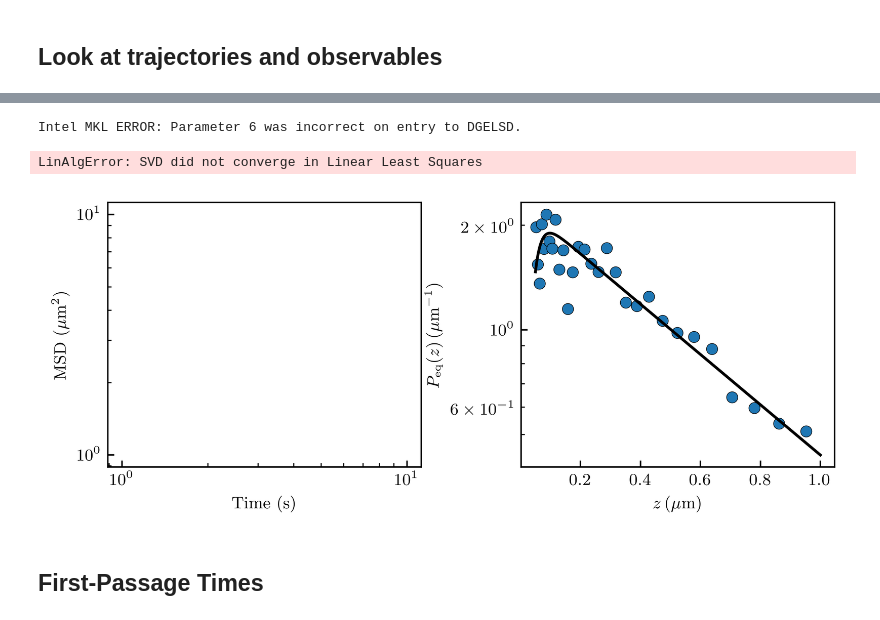
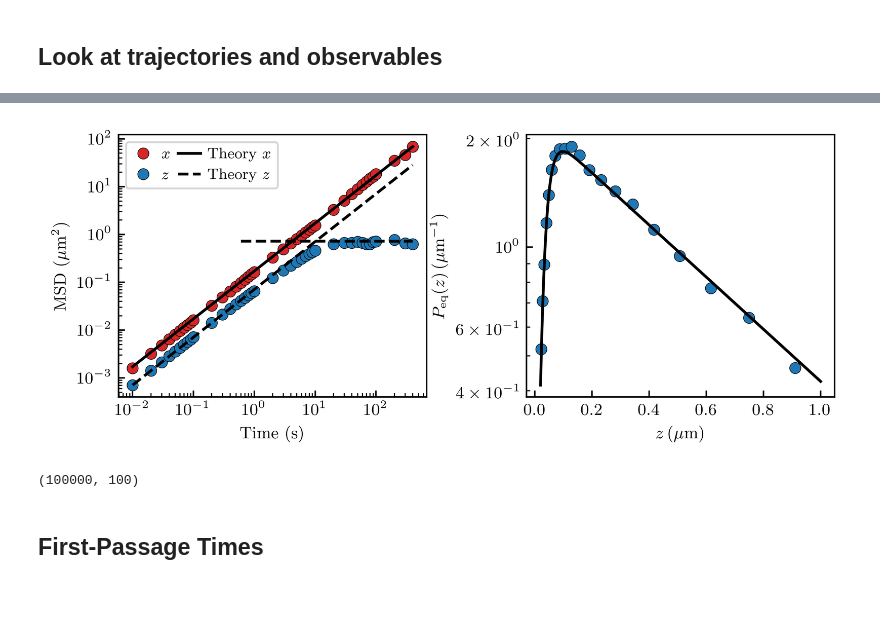
Before and after one commit to nicofares/save_codes, a Jupyter notebook: FPTs/simulation_and_fpt.ipynb, the cells around one changed output, grey strips where cells are left out. Drawn from its saved outputs; the diff is of its cells as text; code cells hidden in the pictures.

```diff
--- a/FPTs/simulation_and_fpt.ipynb
+++ b/FPTs/simulation_and_fpt.ipynb
@@ -148,7 +148,7 @@ print(kT)
 # %%
 # Parameters
 
-H = 100e-6
+H = 50e-6
 
 a = 1.48e-6
 
@@ -476,10 +476,10 @@ plt.show()
 # %% [markdown]
 ## Generate several trajectories
 # %%
-N_traj = 100_000
-Nt = 2
-dt = 1e-4
-Nt_sub = 1
+N_traj = 100
+Nt = 100_000
+dt = 1e-3
+Nt_sub = 10
 
 print(B, lD, lB)
 # %% [output]
@@ -499,6 +499,6 @@ def compute_one_traj(i, dt, Nt, Nt_sub, a, H, lD, lB, B, eta0, T, R0=None):
 %%time
 
 params = [(i, dt, Nt, Nt_sub, a, H, lD, lB, B, eta0, T, None) for i in np.arange(N_traj)]
-with Pool(20) as p:
+with Pool(30) as p:
     res = p.starmap(compute_one_traj, params)
 # %% [output]
@@ -540,6 +538,10 @@ def measure_Peq(zs, min_distance, max_distance, n_bins, base=2):
     y_P_eq = np.nanmean(all_y_P_eq, axis=0)
     del all_x_P_eq, all_width_P_eq, all_y_P_eq
     return x_P_eq, width_P_eq, y_P_eq
+# %%
+min_distance = 20e-9
+max_distance = 1e-6
+n_bins = 20
 # %%
 %%time
 x_P_eq, width_P_eq, y_P_eq = measure_Peq(zs[:,:], min_distance, max_distance, n_bins, base=10)
@@ -623,9 +625,6 @@ coef_MSD_x = np.polyfit(delta_time_MSD[start:stop], MSD_x[start:stop], 1)
 coef_MSD_z = np.polyfit(delta_time_MSD[start:stop], MSD_z[start:stop], 1)
 meanDx_MSD = coef_MSD_x[0] / 2
 meanDz_MSD = coef_MSD_z[0] / 2
-# %% [output]
-Intel MKL ERROR: Parameter 6 was incorrect on entry to DGELSD.
-LinAlgError: SVD did not converge in Linear Least Squares
 # %%
 zz = np.linspace(1e-9, 10e-6, int(1e6))
 
@@ -647,34 +646,36 @@ plateau_MSDz = np.trapezoid(dzz ** 2 * P_dz_long(dzz, B, lD, lB), dzz)
 # %%
 # Plot
 
 x_P_eq_theory = np.linspace(min_distance, max_distance, int(1e6))
 y_P_eq_theory = P_eq(x_P_eq_theory, B, lD, lB, normalize=True)
 
 fig, axes = plt.subplots(1, 2, figsize=(15/2.54, 6/2.54))
 
-# axes[0].plot(delta_time_MSD, MSD_x*1e12, 'o', mfc='tab:red', label=r'$x$')
-# axes[0].plot(delta_time_MSD, MSD_z*1e12, 'o', mfc='tab:blue', label=r'$z$')
-# axes[0].plot(delta_time_MSD, 2 * meanDx * delta_time_MSD * 1e12, ls='-', c='k', label=r'Theory $x$')
-# axes[0].plot(delta_time_MSD, 2 * meanDz * delta_time_MSD * 1e12, ls='--', c='k', label=r'Theory $z$')
-# dtime_MSD_long = delta_time_MSD[delta_time_MSD > 0.5]
-# axes[0].plot(dtime_MSD_long, np.ones_like(dtime_MSD_long) * plateau_MSDz * 1e12, ls='--', c='k')
-# axes[0].legend(frameon=True, handletextpad=0.5, handlelength=1.5, ncol=2, columnspacing=0.5, prop={'size': 8})
+axes[0].plot(delta_time_MSD, MSD_x*1e12, 'o', mfc='tab:red', label=r'$x$')
+axes[0].plot(delta_time_MSD, MSD_z*1e12, 'o', mfc='tab:blue', label=r'$z$')
+axes[0].plot(delta_time_MSD, 2 * meanDx * delta_time_MSD * 1e12, ls='-', c='k', label=r'Theory $x$')
+axes[0].plot(delta_time_MSD, 2 * meanDz * delta_time_MSD * 1e12, ls='--', c='k', label=r'Theory $z$')
+dtime_MSD_long = delta_time_MSD[delta_time_MSD > 0.5]
+axes[0].plot(dtime_MSD_long, np.ones_like(dtime_MSD_long) * plateau_MSDz * 1e12, ls='--', c='k')
+axes[0].legend(frameon=True, handletextpad=0.5, handlelength=1.5, ncol=2, columnspacing=0.5, prop={'size': 8})
 axes[0].set(xlabel='Time (s)', ylabel=r'MSD $(\mathrm{\mu m ^2})$', xscale='log', yscale='log')
 axes[1].plot(x_P_eq*1e6, y_P_eq*1e-6, 'o', mfc='tab:blue')
 
 # for p in range(N_traj):
 #     x_P_eq_temp, width_P_eq_temp, y_P_eq_temp = measure_Peq(zs[:,p:p+1], min_distance, max_distance, n_bins, base=10)
 #     axes[1].plot(x_P_eq_temp*1e6, y_P_eq_temp*1e-6, ls='-', c='gray', linewidth=0.3)
 
 axes[1].plot(x_P_eq_theory*1e6, y_P_eq_theory*1e-6, ls='-', c='k')
 axes[1].set(xlabel=r'$z \, \mathrm{(\mu m)}$', ylabel=r'$P_\mathrm{eq}(z) \, \mathrm{(\mu m ^{-1})}$', xscale='linear', yscale='log')
 
 plt.tight_layout(pad=0.2)
 plt.show()
 # %% [output]
-[figure, old version]
+[figure, new version]
 # %%
 zs.shape
+# %% [output]
+(100000, 100)
 # %% [markdown]
 ## First-Passage Times
 # %%
```
Also changed, not shown: parts of 12 cells of this notebook.
